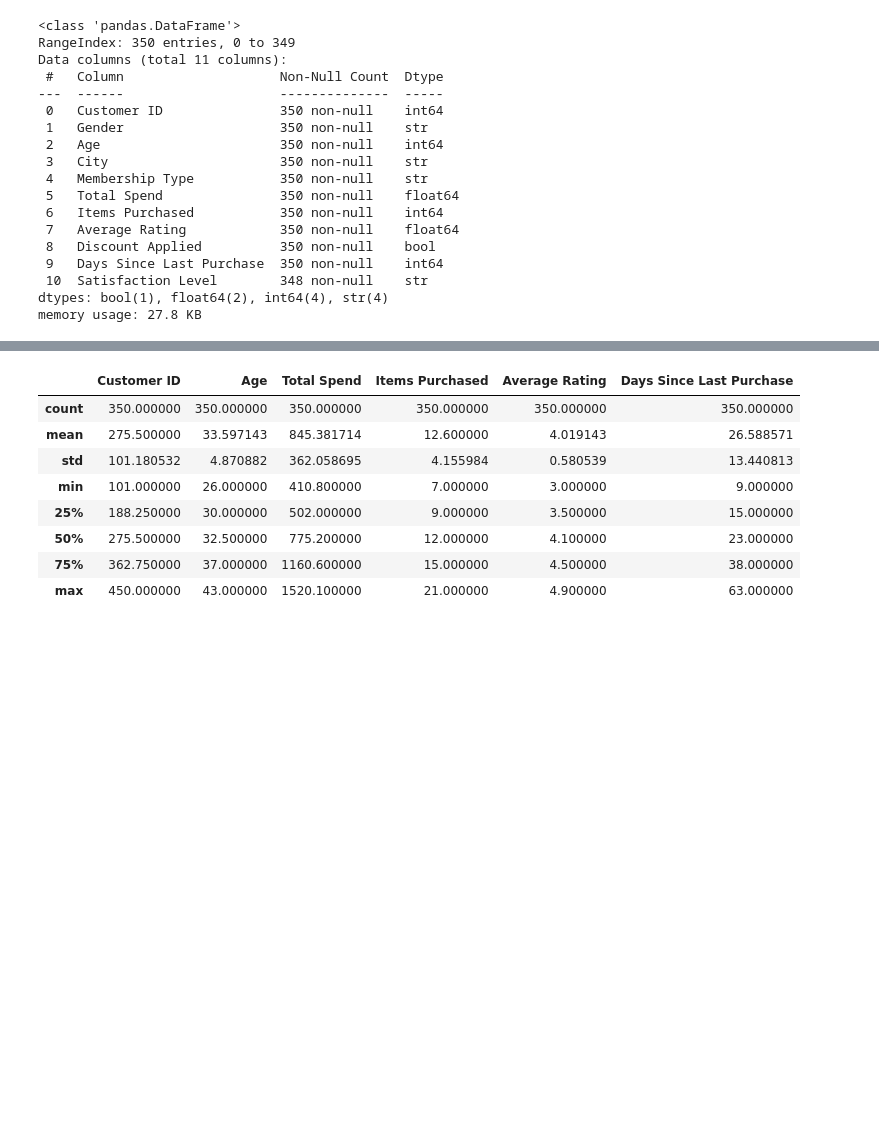
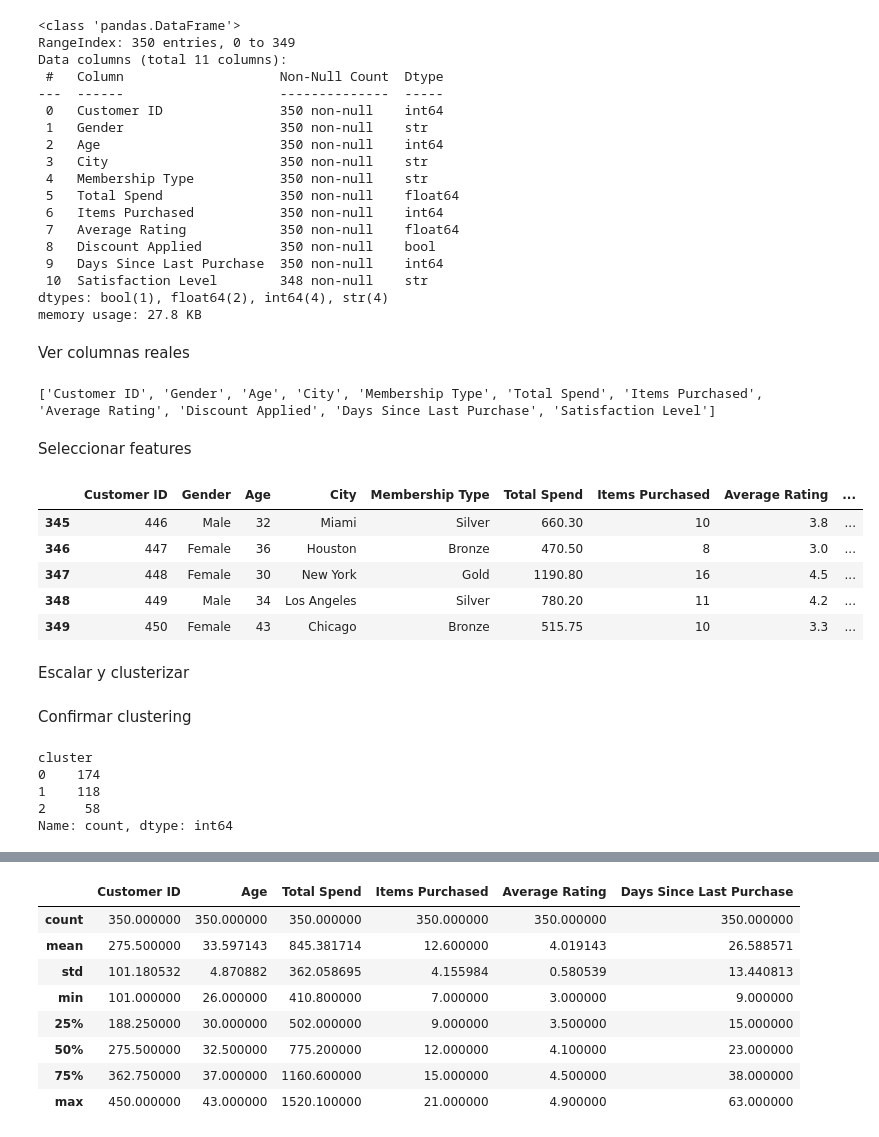
Before and after one commit to Fabianoc10/customer_behavior_analysis, a Jupyter notebook: notebooks/EDA_Customer_Behavior.ipynb, the cells around one changed output, grey strips where cells are left out. Drawn from its saved outputs; the diff is of its cells as text; code cells hidden in the pictures; blank space fills up the shorter version.

```diff
--- a/notebooks/EDA_Customer_Behavior.ipynb
+++ b/notebooks/EDA_Customer_Behavior.ipynb
@@ -5,7 +5,7 @@ import matplotlib.pyplot as plt
 import seaborn as sns
 import plotly.express as px
 
-df = pd.read_csv('../data/customers.csv')
+df = pd.read_csv(r"C:\Users\HP\Documents\customer_behavior_analysis\data\customers.csv")
 df.head()
 # %% [output]
 |  | Customer ID | Gender | Age | City | Membership Type | Total Spend | Items Purchased | Average Rating | ... |
@@ -35,3 +35,24 @@ Data columns (total 11 columns):
  10  Satisfaction Level        348 non-null    str
 dtypes: bool(1), float64(2), int64(4), str(4)
 memory usage: 27.8 KB
+# %% [markdown]
+Ver columnas reales
+# %%
+print(df.columns.tolist())
+# %% [output]
+['Customer ID', 'Gender', 'Age', 'City', 'Membership Type', 'Total Spend', 'Items Purchased', 'Average Rating', 'Discount Applied', 'Days Since Last Purchase', 'Satisfaction Level']
+# %% [markdown]
+ Seleccionar features
+# %%
+df_features = df[['Customer ID', 'Gender', 'Age', 'City', 'Membership Type', 'Total Spend', 'Items Purchased', 'Average Rating', 'Discount Applied', 'Days Since Last Purchase', 'Satisfaction Level']]
+# %%
+df_features.tail()
+# %% [output]
+|  | Customer ID | Gender | Age | City | Membership Type | Total Spend | Items Purchased | Average Rating | ... |
+| 345 | 446 | Male | 32 | Miami | Silver | 660.30 | 10 | 3.8 | ... |
+| 346 | 447 | Female | 36 | Houston | Bronze | 470.50 | 8 | 3.0 | ... |
+| 347 | 448 | Female | 30 | New York | Gold | 1190.80 | 16 | 4.5 | ... |
+| 348 | 449 | Male | 34 | Los Angeles | Silver | 780.20 | 11 | 4.2 | ... |
+| 349 | 450 | Female | 43 | Chicago | Bronze | 515.75 | 10 | 3.3 | ... |
+# %% [markdown]
+Escalar y clusterizar
@@ -37,0 +68,10 @@ memory usage: 27.8 KB
+# %% [markdown]
+Confirmar clustering
+# %%
+df_features['cluster'].value_counts()
+# %% [output]
+cluster
+0    174
+1    118
+2     58
+Name: count, dtype: int64
```
Also changed, not shown: parts of 8 cells of this notebook, 13 other files.
